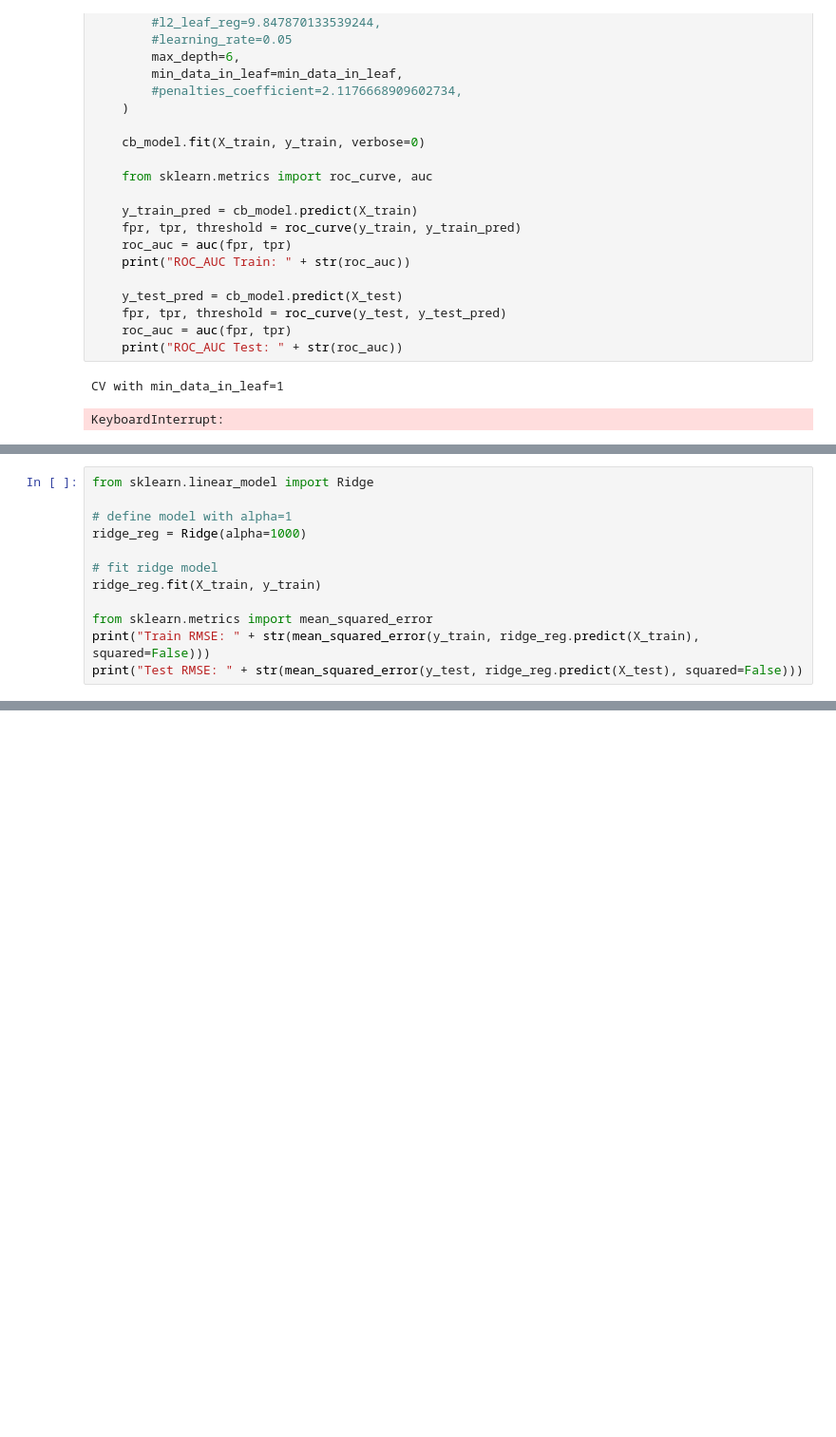
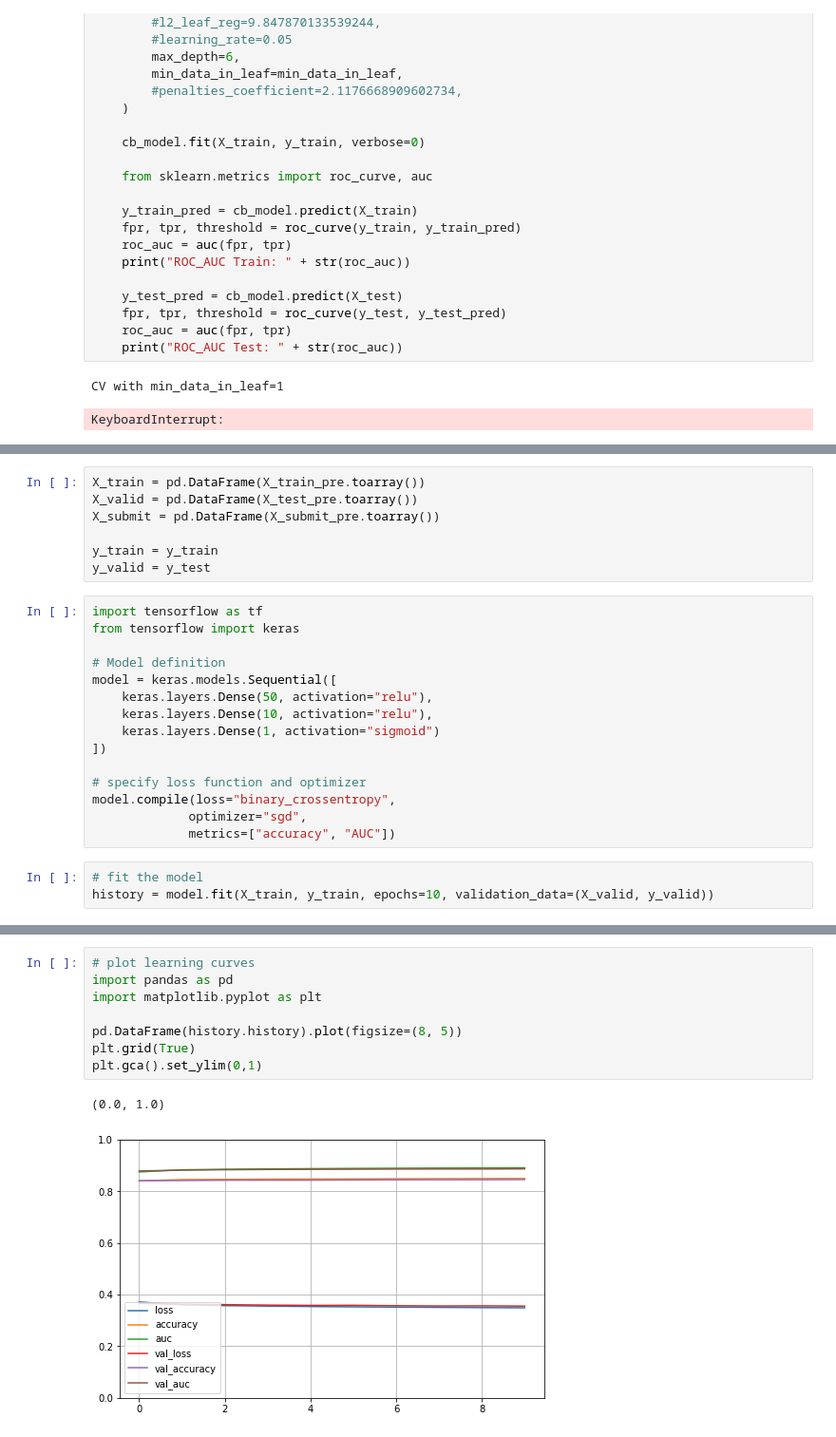
Before and after one commit to JonasSchroeder/Kaggel-Tabular-Playground-Series-2021, a Jupyter notebook: Mar 2021/Kaggle TPS 2021 - March.ipynb, the cells around one changed output, grey strips where cells are left out. Shown: that part at 95% size. Saved outputs shown, nothing was run; the diff lists cells and outputs as text; blank space fills up the shorter version.

```diff
--- a/Mar 2021/Kaggle TPS 2021 - March.ipynb
+++ b/Mar 2021/Kaggle TPS 2021 - March.ipynb
@@ -4291,12 +945,0 @@ Test RMSE: 0.8630792322218237
-# %%
-from sklearn.linear_model import Ridge
-
-# define model with alpha=1
-ridge_reg = Ridge(alpha=1000)
-
-# fit ridge model
-ridge_reg.fit(X_train, y_train)
-
-from sklearn.metrics import mean_squared_error
-print("Train RMSE: " + str(mean_squared_error(y_train, ridge_reg.predict(X_train), squared=False)))
-print("Test RMSE: " + str(mean_squared_error(y_test, ridge_reg.predict(X_test), squared=False)))
@@ -4693,0 +948,25 @@ Test RMSE: 0.9279217102088092
+# %%
+X_train = pd.DataFrame(X_train_pre.toarray())
+X_valid = pd.DataFrame(X_test_pre.toarray())
+X_submit = pd.DataFrame(X_submit_pre.toarray())
+
+y_train = y_train
+y_valid = y_test
+# %%
+import tensorflow as tf
+from tensorflow import keras
+
+# Model definition
+model = keras.models.Sequential([
+    keras.layers.Dense(50, activation="relu"),
+    keras.layers.Dense(10, activation="relu"),
+    keras.layers.Dense(1, activation="sigmoid")
+])
+
+# specify loss function and optimizer
+model.compile(loss="binary_crossentropy",
+             optimizer="sgd",
+             metrics=["accuracy", "AUC"])
+# %%
+# fit the model
+history = model.fit(X_train, y_train, epochs=10, validation_data=(X_valid, y_valid))
@@ -4693,0 +994,11 @@ Test RMSE: 0.9279217102088092
+# %%
+# plot learning curves
+import pandas as pd
+import matplotlib.pyplot as plt
+
+pd.DataFrame(history.history).plot(figsize=(8, 5))
+plt.grid(True)
+plt.gca().set_ylim(0,1)
+# %% [output]
+(0.0, 1.0)
+[figure, added]
```
Also changed, not shown: parts of 189 cells of this notebook, 2 other files.
